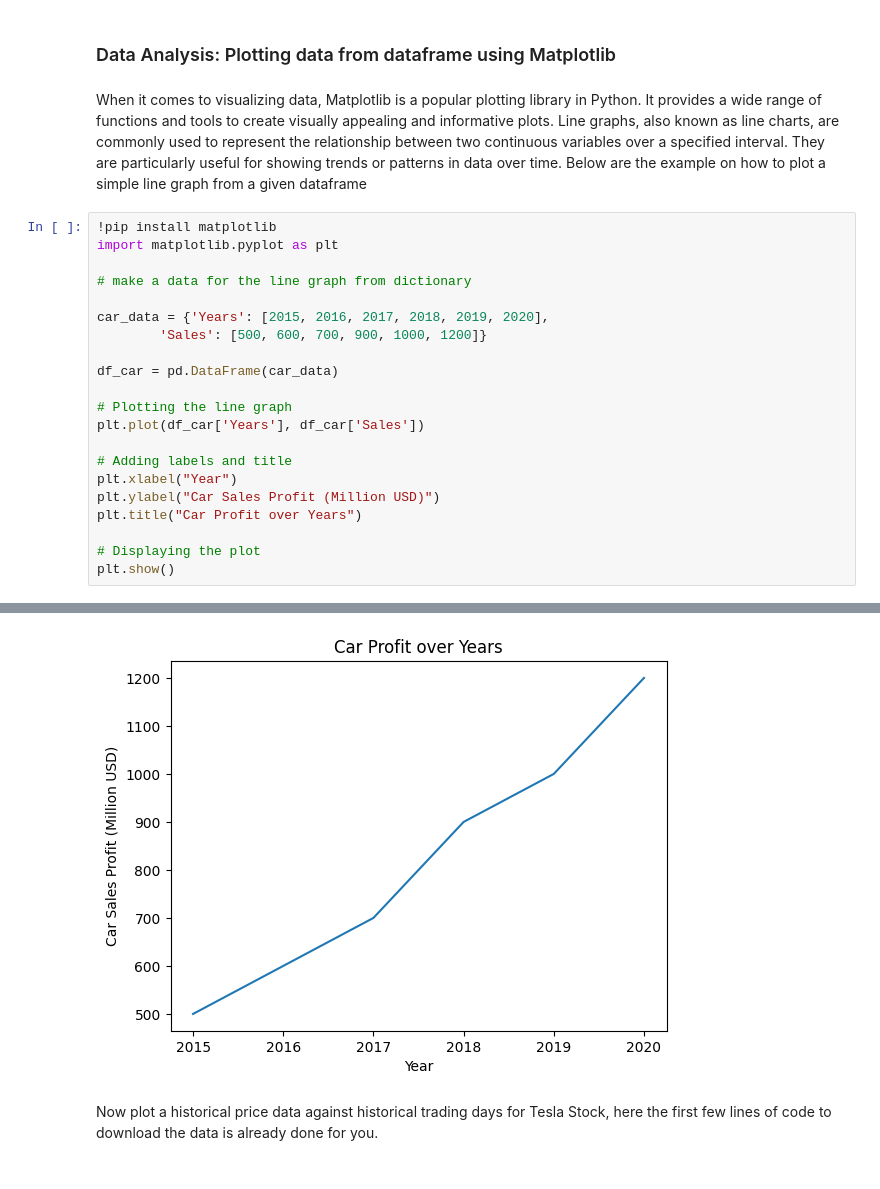
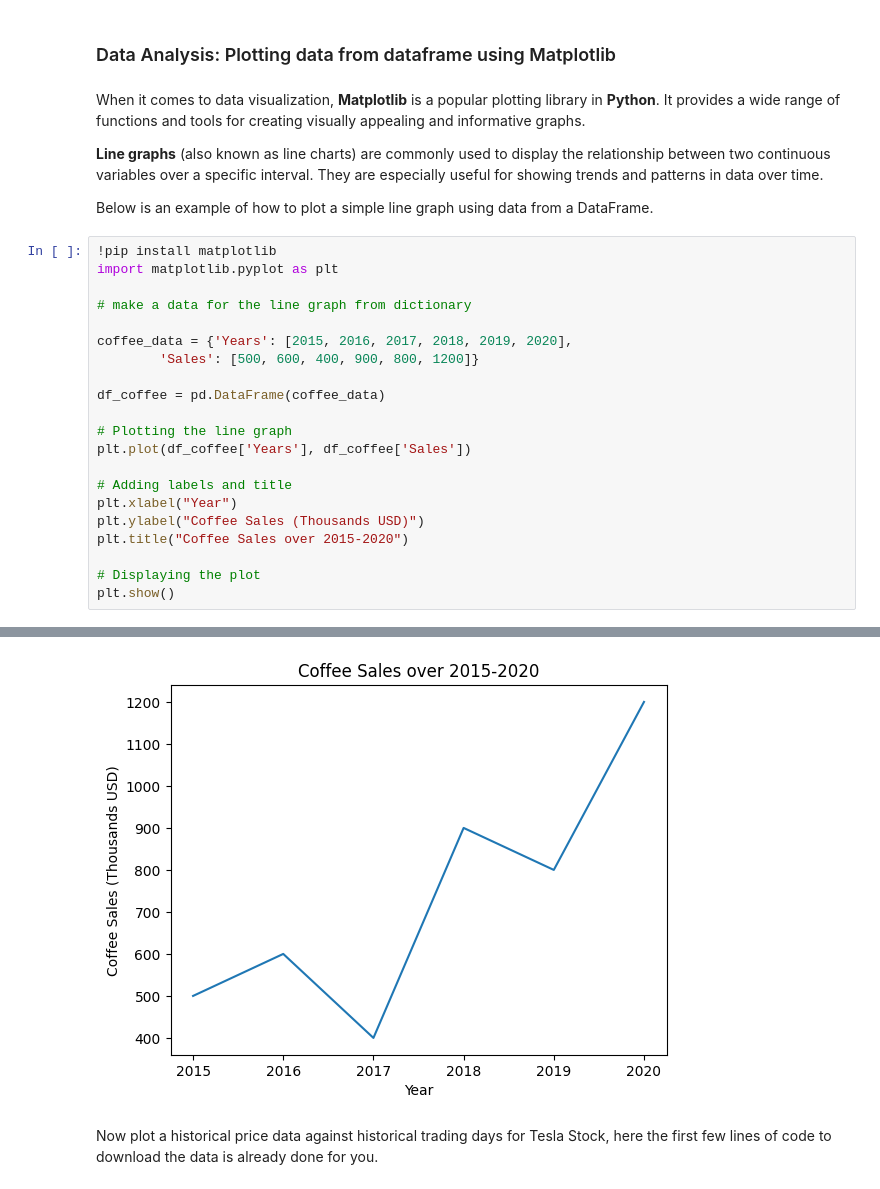
Before and after one commit to lucrascience/python_ai_demo, a Jupyter notebook: python_ai_nonstem_trial.ipynb, the cells around one changed output, grey strips where cells are left out. Drawn from its saved outputs; the diff is of its cells as text.

```diff
--- a/python_ai_nonstem_trial.ipynb
+++ b/python_ai_nonstem_trial.ipynb
@@ -324,25 +364,29 @@ Now generate a dataframe of 7 rows with 3 columns with the column name, 'Name' ,
 # %% [markdown]
 ### Data Analysis: Plotting data from dataframe using Matplotlib
 # %% [markdown]
-When it comes to visualizing data, Matplotlib is a popular plotting library in Python. It provides a wide range of functions and tools to create visually appealing and informative plots. Line graphs, also known as line charts, are commonly used to represent the relationship between two continuous variables over a specified interval. They are particularly useful for showing trends or patterns in data over time. Below are the example on how to plot a simple line graph from a given dataframe
+When it comes to data visualization, <b>Matplotlib</b> is a popular plotting library in <b>Python</b>. It provides a wide range of functions and tools for creating visually appealing and informative graphs.
+
+<b>Line graphs</b> (also known as line charts) are commonly used to display the relationship between two continuous variables over a specific interval. They are especially useful for showing trends and patterns in data over time.
+
+Below is an example of how to plot a simple line graph using data from a DataFrame.
 # %%
 !pip install matplotlib
 import matplotlib.pyplot as plt
 
 # make a data for the line graph from dictionary
 
-car_data = {'Years': [2015, 2016, 2017, 2018, 2019, 2020],
-        'Sales': [500, 600, 700, 900, 1000, 1200]}
+coffee_data = {'Years': [2015, 2016, 2017, 2018, 2019, 2020],
+        'Sales': [500, 600, 400, 900, 800, 1200]}
 
-df_car = pd.DataFrame(car_data)
+df_coffee = pd.DataFrame(coffee_data)
 
 # Plotting the line graph
-plt.plot(df_car['Years'], df_car['Sales'])
+plt.plot(df_coffee['Years'], df_coffee['Sales'])
 
 # Adding labels and title
 plt.xlabel("Year")
-plt.ylabel("Car Sales Profit (Million USD)")
-plt.title("Car Profit over Years")
+plt.ylabel("Coffee Sales (Thousands USD)")
+plt.title("Coffee Sales over 2015-2020")
 
 # Displaying the plot
 plt.show()
@@ -350,4 +405,4 @@ plt.show()
-[figure, old version]
+[figure, new version]
 # %% [markdown]
 Now plot a historical price data against historical trading days for Tesla Stock, here the
 first few lines of code to download the data is already done for you.
```
Also changed, not shown: parts of 43 cells of this notebook, 1 other file.
